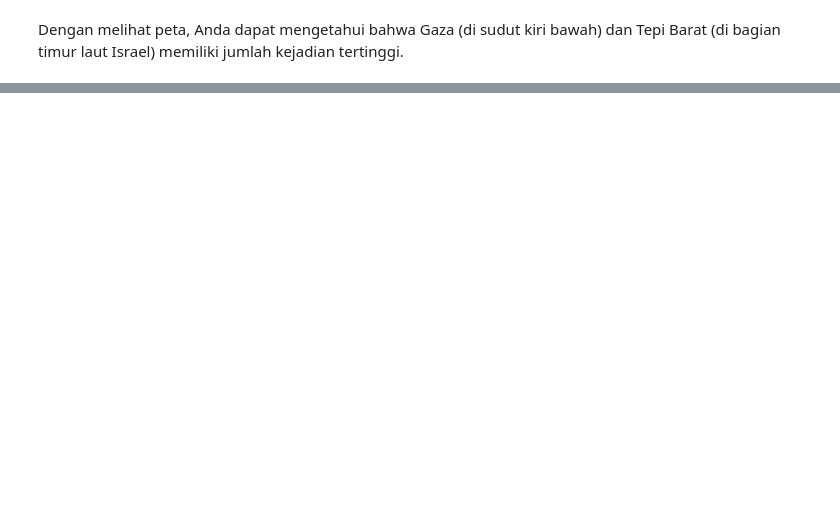
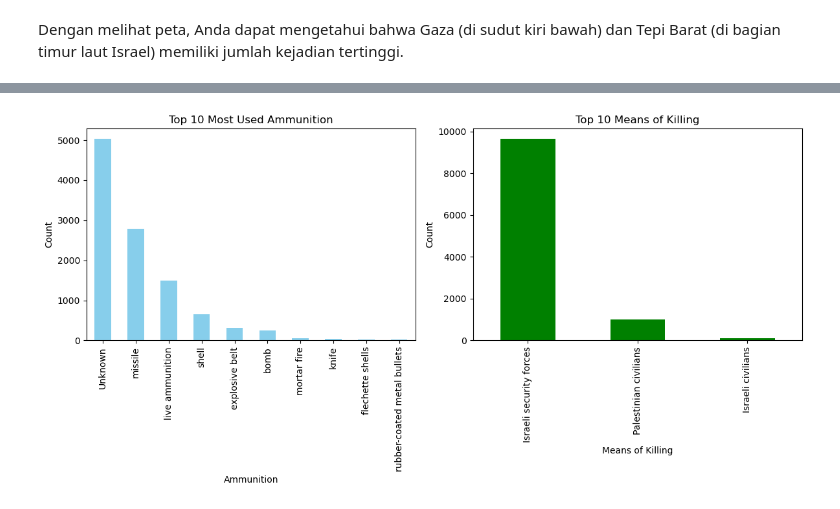
Before and after one commit to Ardavaa/EDA_israel-palestine-conflict, a Jupyter notebook: main.ipynb, the cells around one changed output, grey strips where cells are left out. Drawn from its saved outputs; the diff is of its cells as text; code cells hidden in the pictures; blank space fills up the shorter version.

Commit message:
new visualizations

```diff
--- a/main.ipynb
+++ b/main.ipynb
@@ -557,0 +556,10 @@ Dengan melihat peta, Anda dapat mengetahui bahwa Gaza (di sudut kiri bawah) dan
+# %%
+# Count the occurrences of each type of ammunition and means of killing
+ammunition_counts = df['ammunition'].value_counts()
+means_of_killing_counts = df['killed_by'].value_counts()
+
+print("Ammunition used:")
+print(ammunition_counts)
+
+print("\nMeans of killing:")
+print(means_of_killing_counts)
@@ -557,0 +584,21 @@ Dengan melihat peta, Anda dapat mengetahui bahwa Gaza (di sudut kiri bawah) dan
+# %%
+plt.figure(figsize=(12, 6))
+
+# Plot ammunition
+plt.subplot(1, 2, 1)
+ammunition_counts.head(10).plot(kind='bar', color='skyblue')
+plt.title('Top 10 Most Used Ammunition')
+plt.xlabel('Ammunition')
+plt.ylabel('Count')
+
+# Plot means of killing
+plt.subplot(1, 2, 2)
+means_of_killing_counts.head(10).plot(kind='bar', color='green')
+plt.title('Top 10 Means of Killing')
+plt.xlabel('Means of Killing')
+plt.ylabel('Count')
+
+plt.tight_layout()
+plt.show()
+# %% [output]
+[figure, added]
```
Also changed, not shown: parts of 3 cells of this notebook.
